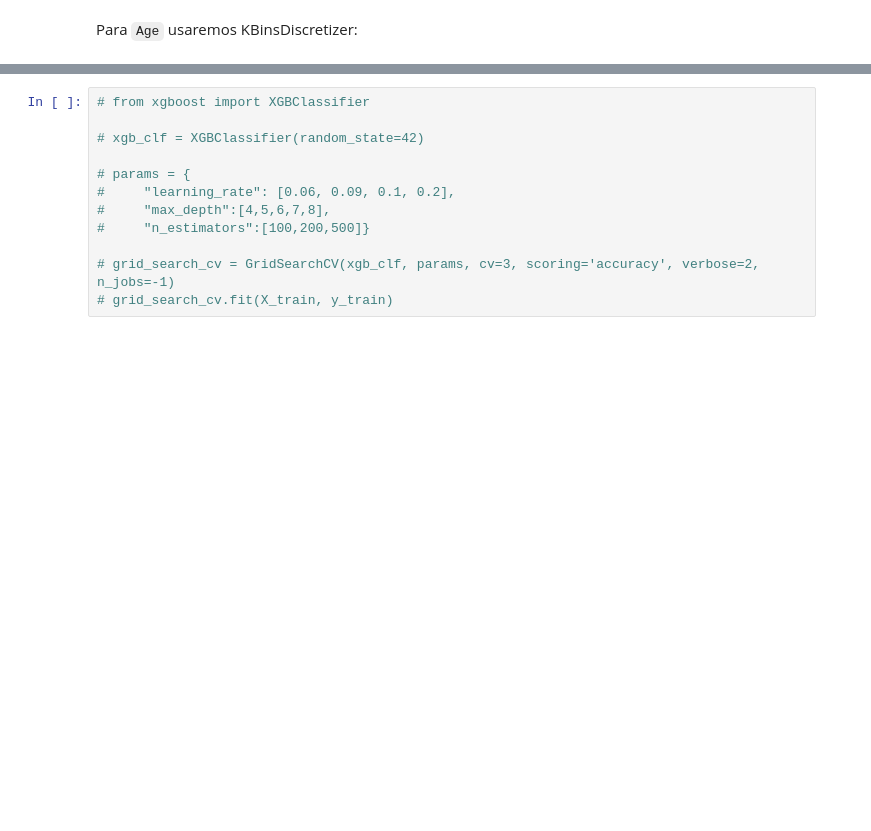
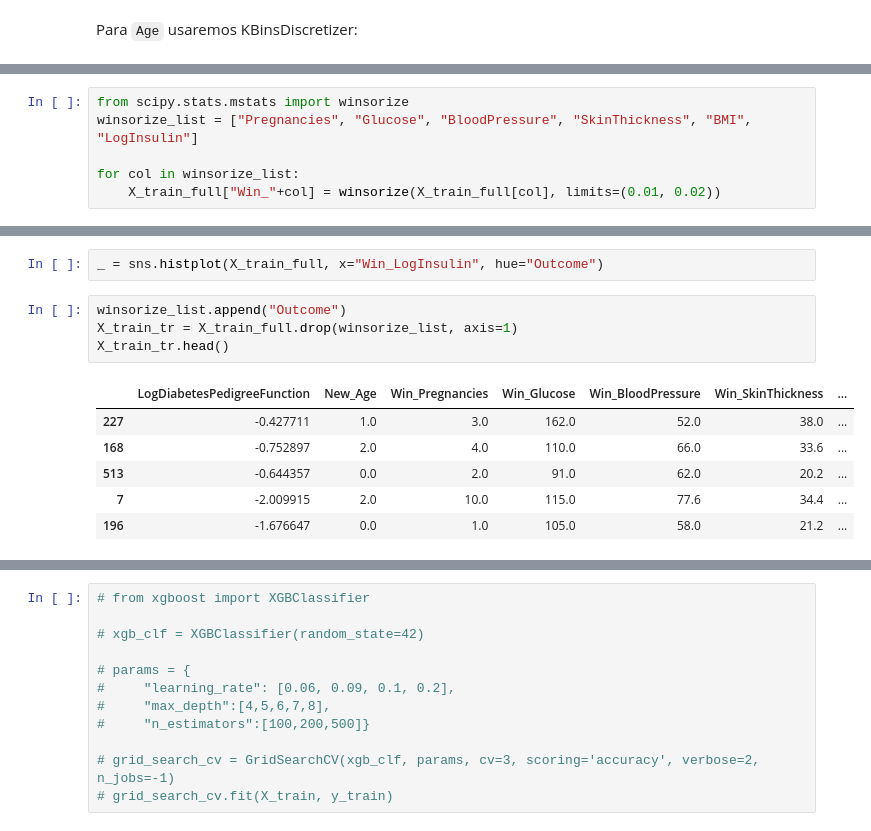
Before and after one commit to franklinzppa/diabetes-classification, a Jupyter notebook: diabetes-clf.ipynb, the cells around one changed output, grey strips where cells are left out. Saved outputs shown, nothing was run; the diff lists cells and outputs as text; blank space fills up the shorter version.

```diff
--- a/diabetes-clf.ipynb
+++ b/diabetes-clf.ipynb
@@ -581,0 +578,6 @@ Acurácia média: 0.7714
+# %%
+from scipy.stats.mstats import winsorize
+winsorize_list = ["Pregnancies", "Glucose", "BloodPressure", "SkinThickness", "BMI", "LogInsulin"]
+
+for col in winsorize_list:
+    X_train_full["Win_"+col] = winsorize(X_train_full[col], limits=(0.01, 0.02))
@@ -581,0 +603,13 @@ Acurácia média: 0.7714
+# %%
+_ = sns.histplot(X_train_full, x="Win_LogInsulin", hue="Outcome")
+# %%
+winsorize_list.append("Outcome")
+X_train_tr = X_train_full.drop(winsorize_list, axis=1)
+X_train_tr.head()
+# %% [output]
+|  | LogDiabetesPedigreeFunction | New_Age | Win_Pregnancies | Win_Glucose | Win_BloodPressure | Win_SkinThickness | ... |
+| 227 | -0.427711 | 1.0 | 3.0 | 162.0 | 52.0 | 38.0 | ... |
+| 168 | -0.752897 | 2.0 | 4.0 | 110.0 | 66.0 | 33.6 | ... |
+| 513 | -0.644357 | 0.0 | 2.0 | 91.0 | 62.0 | 20.2 | ... |
+| 7 | -2.009915 | 2.0 | 10.0 | 115.0 | 77.6 | 34.4 | ... |
+| 196 | -1.676647 | 0.0 | 1.0 | 105.0 | 58.0 | 21.2 | ... |
```
Also changed, not shown: parts of 33 cells of this notebook.
